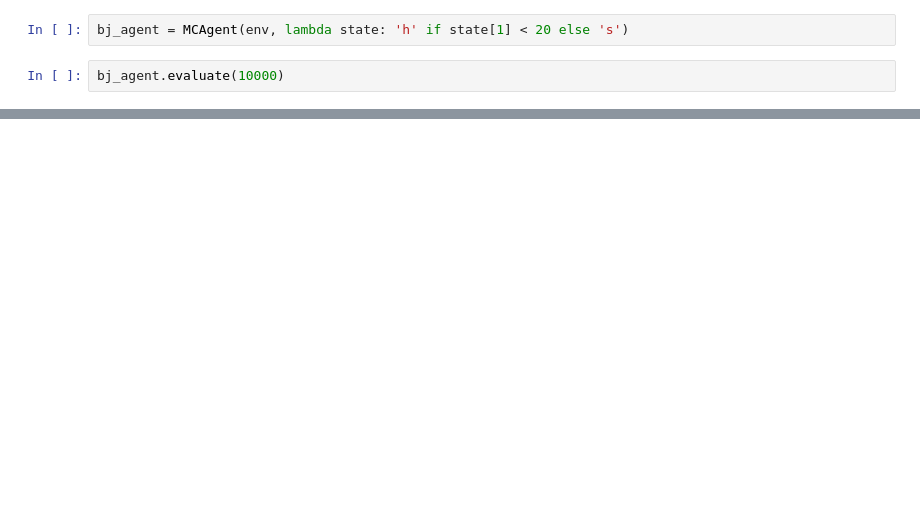
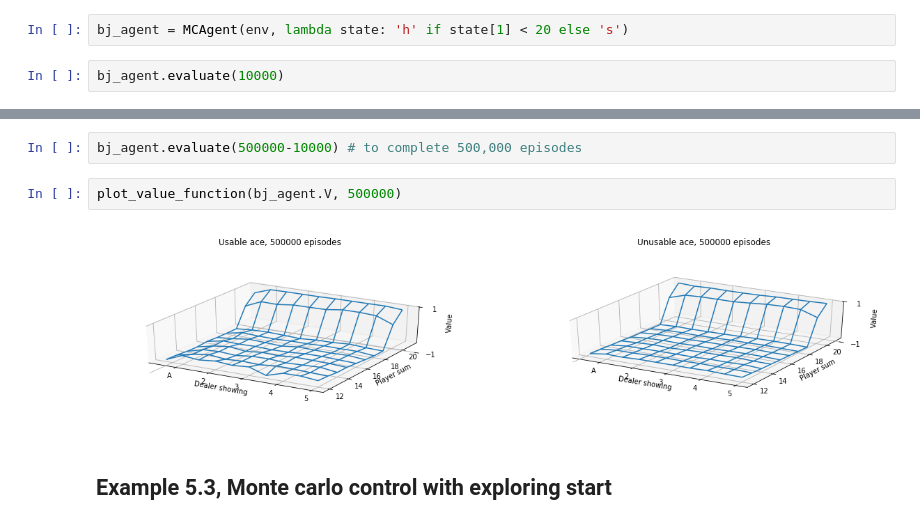
Before and after one commit to kai32/ReinforcementLearning, a Jupyter notebook: chapter 5.ipynb, the cells around one changed output, grey strips where cells are left out. Saved outputs shown, nothing was run; the diff lists cells and outputs as text; blank space fills up the shorter version.

Commit message:
complete blackjack examples

```diff
--- a/chapter 5.ipynb
+++ b/chapter 5.ipynb
@@ -142,0 +207,8 @@ bj_agent.evaluate(10000)
+# %%
+bj_agent.evaluate(500000-10000) # to complete 500,000 episodes
+# %%
+plot_value_function(bj_agent.V, 500000)
+# %% [output]
+[figure, added]
+# %% [markdown]
+## Example 5.3, Monte carlo control with exploring start
```
Also changed, not shown: parts of 26 cells of this notebook.
